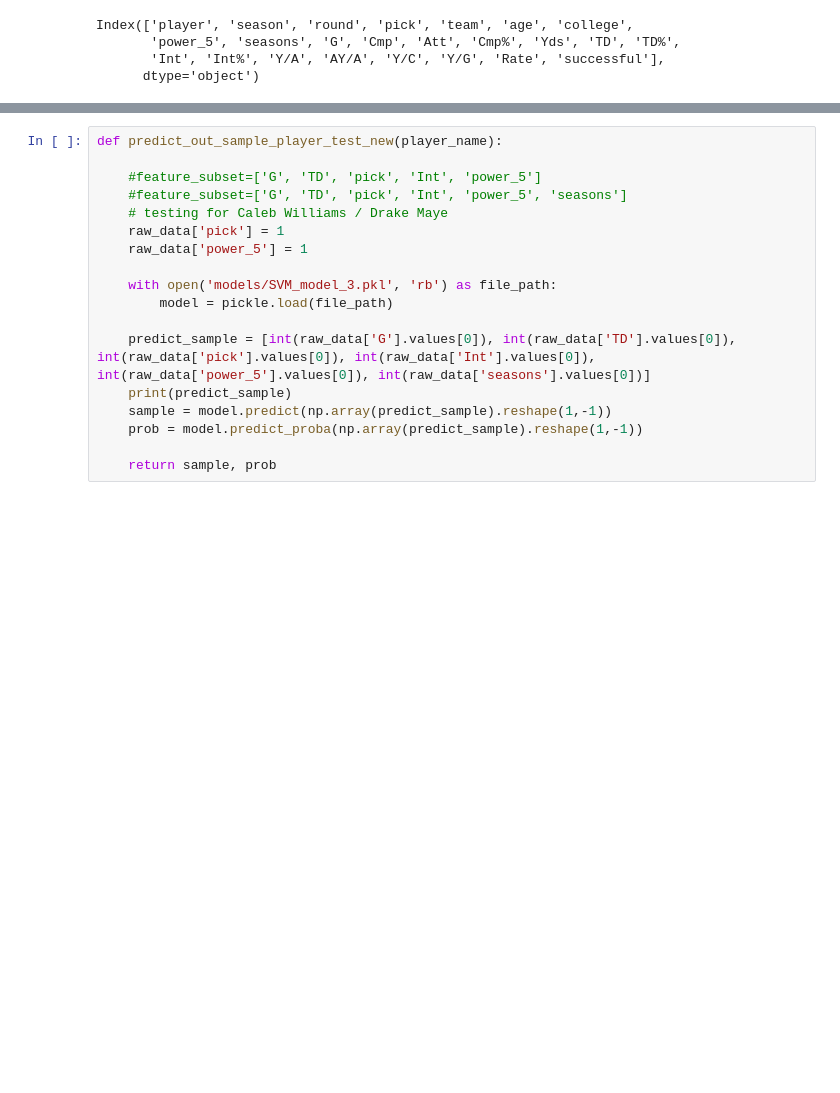
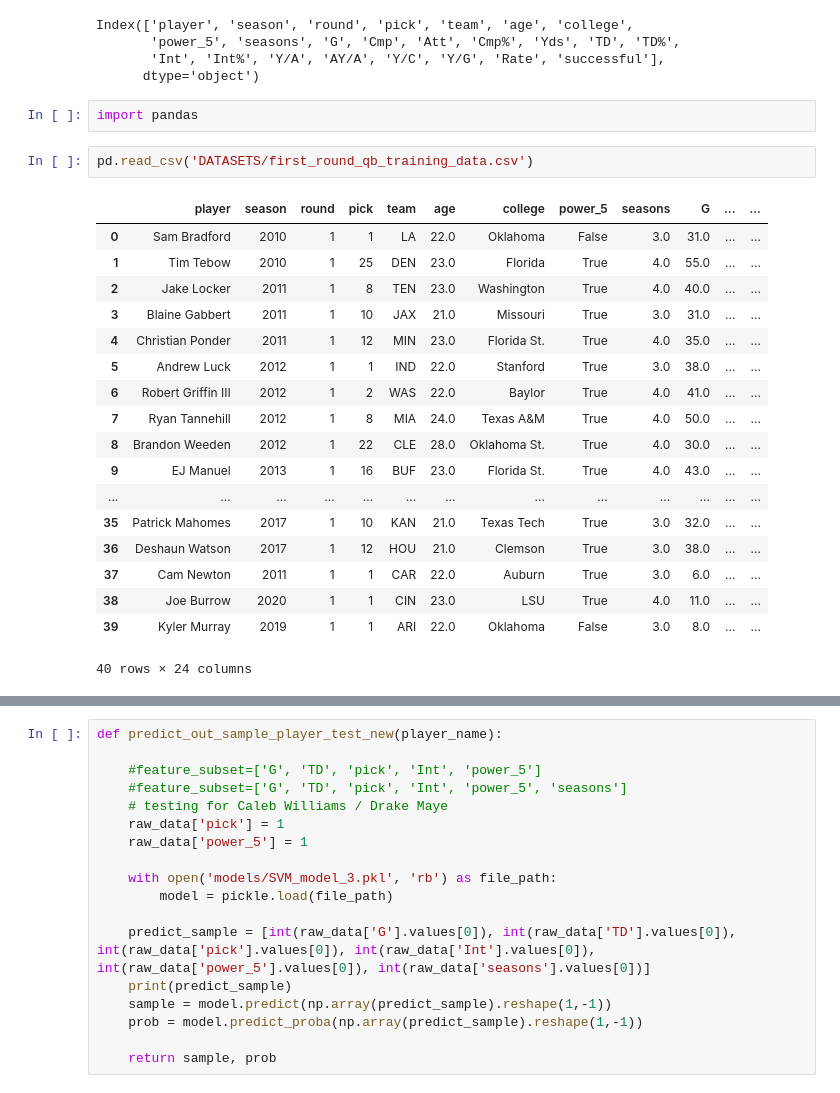
Before and after one commit to benstager/mfl, a Jupyter notebook: api/mfl.ipynb, the cells around one changed output, grey strips where cells are left out. Saved outputs shown, nothing was run; the diff lists cells and outputs as text; blank space fills up the shorter version.

```diff
--- a/api/mfl.ipynb
+++ b/api/mfl.ipynb
@@ -62,6 +63,29 @@ Index(['player', 'season', 'round', 'pick', 'team', 'age', 'college',
        'power_5', 'seasons', 'G', 'Cmp', 'Att', 'Cmp%', 'Yds', 'TD', 'TD%',
        'Int', 'Int%', 'Y/A', 'AY/A', 'Y/C', 'Y/G', 'Rate', 'successful'],
       dtype='object')
+# %%
+import pandas
+# %%
+pd.read_csv('DATASETS/first_round_qb_training_data.csv')
+# %% [output]
+|  | player | season | round | pick | team | age | college | power_5 | seasons | G | ... | ... |
+| 0 | Sam Bradford | 2010 | 1 | 1 | LA | 22.0 | Oklahoma | False | 3.0 | 31.0 | ... | ... |
+| 1 | Tim Tebow | 2010 | 1 | 25 | DEN | 23.0 | Florida | True | 4.0 | 55.0 | ... | ... |
+| 2 | Jake Locker | 2011 | 1 | 8 | TEN | 23.0 | Washington | True | 4.0 | 40.0 | ... | ... |
+| 3 | Blaine Gabbert | 2011 | 1 | 10 | JAX | 21.0 | Missouri | True | 3.0 | 31.0 | ... | ... |
+| 4 | Christian Ponder | 2011 | 1 | 12 | MIN | 23.0 | Florida St. | True | 4.0 | 35.0 | ... | ... |
+| 5 | Andrew Luck | 2012 | 1 | 1 | IND | 22.0 | Stanford | True | 3.0 | 38.0 | ... | ... |
+| 6 | Robert Griffin III | 2012 | 1 | 2 | WAS | 22.0 | Baylor | True | 4.0 | 41.0 | ... | ... |
+| 7 | Ryan Tannehill | 2012 | 1 | 8 | MIA | 24.0 | Texas A&M | True | 4.0 | 50.0 | ... | ... |
+| 8 | Brandon Weeden | 2012 | 1 | 22 | CLE | 28.0 | Oklahoma St. | True | 4.0 | 30.0 | ... | ... |
+| 9 | EJ Manuel | 2013 | 1 | 16 | BUF | 23.0 | Florida St. | True | 4.0 | 43.0 | ... | ... |
+| ... | ... | ... | ... | ... | ... | ... | ... | ... | ... | ... | ... | ... |
+| 35 | Patrick Mahomes | 2017 | 1 | 10 | KAN | 21.0 | Texas Tech | True | 3.0 | 32.0 | ... | ... |
+| 36 | Deshaun Watson | 2017 | 1 | 12 | HOU | 21.0 | Clemson | True | 3.0 | 38.0 | ... | ... |
+| 37 | Cam Newton | 2011 | 1 | 1 | CAR | 22.0 | Auburn | True | 3.0 | 6.0 | ... | ... |
+| 38 | Joe Burrow | 2020 | 1 | 1 | CIN | 23.0 | LSU | True | 4.0 | 11.0 | ... | ... |
+| 39 | Kyler Murray | 2019 | 1 | 1 | ARI | 22.0 | Oklahoma | False | 3.0 | 8.0 | ... | ... |
+40 rows × 24 columns
 # %%
 class BustModel:
 
```
Also changed, not shown: parts of 9 cells of this notebook, 1 other file.
